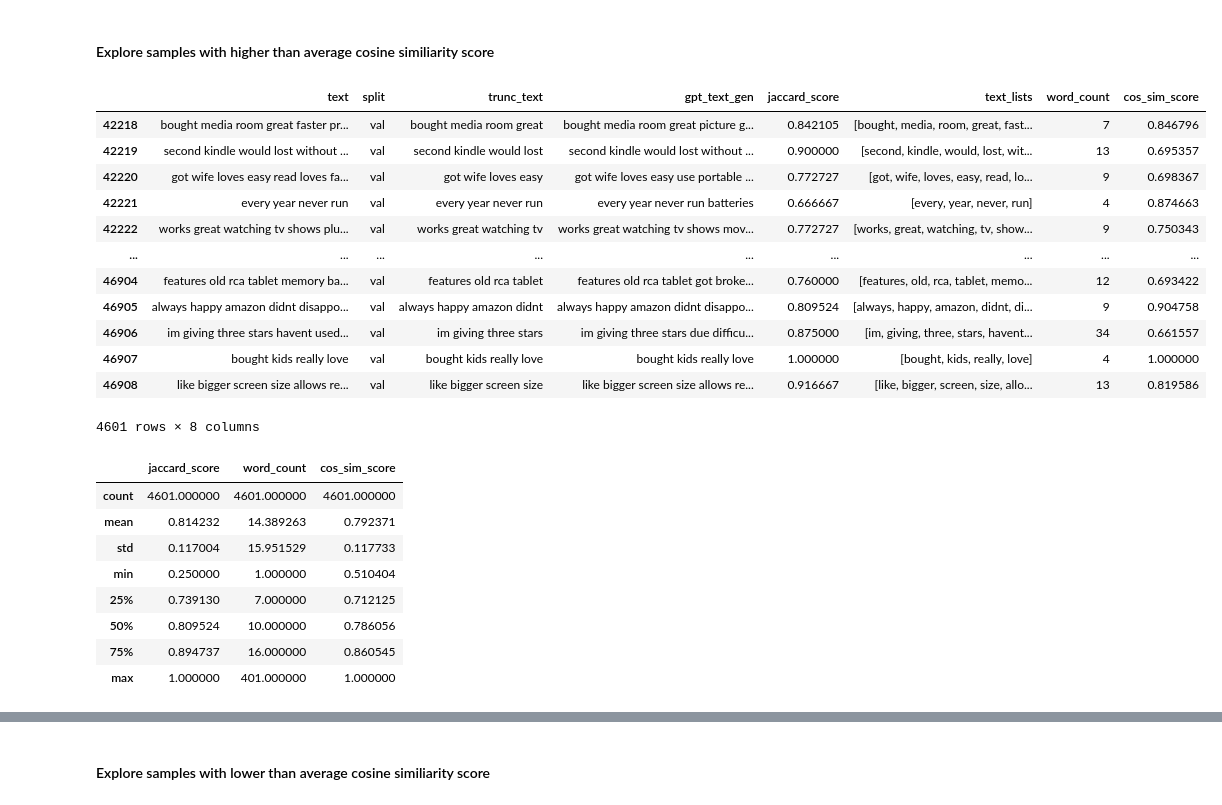
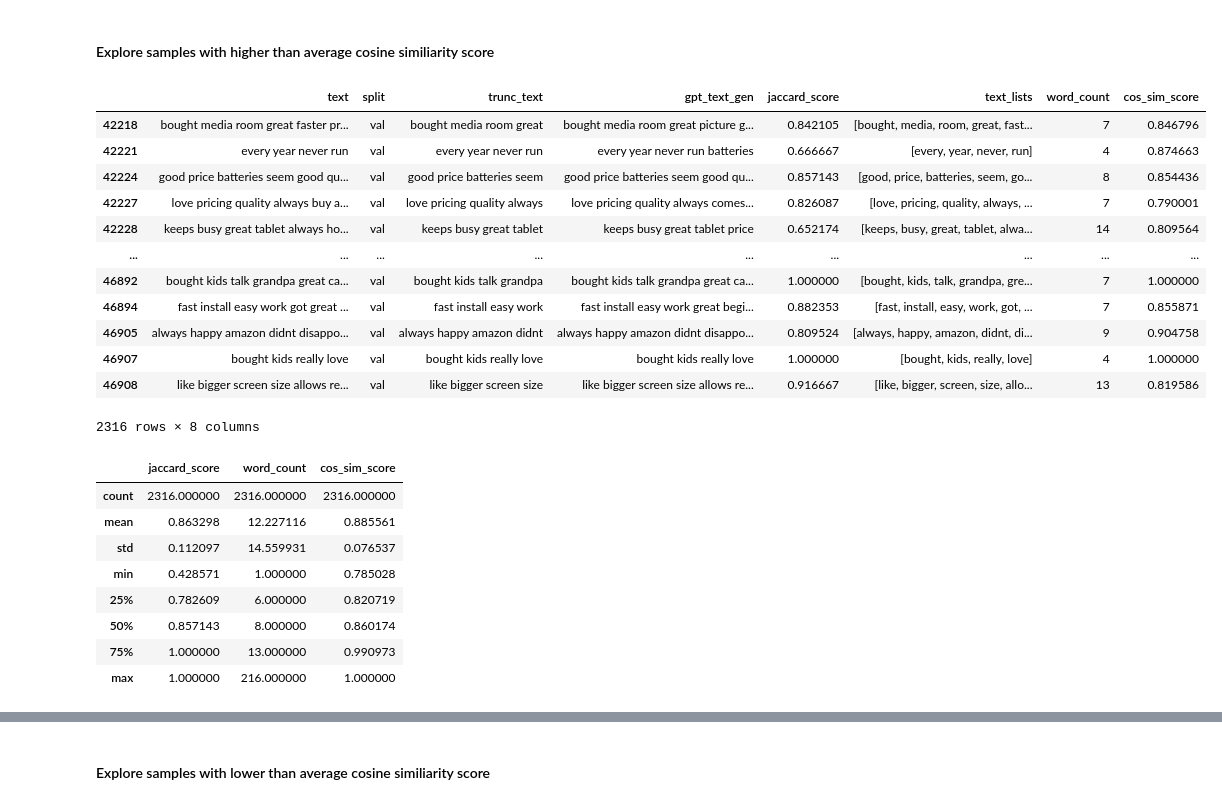
Before and after one commit to SantoshYadaw/Review-Generation-using-GPT2, a Jupyter notebook: notebooks/03_predict_gpt2.ipynb, the cells around one changed output, grey strips where cells are left out. Cells and saved outputs as stored; diff of their text form; code cells hidden in the pictures.

```diff
--- a/notebooks/03_predict_gpt2.ipynb
+++ b/notebooks/03_predict_gpt2.ipynb
@@ -431,34 +383,35 @@ data_val.describe()
 #### Explore samples with higher than average cosine similiarity score
 # %%
 # Sample those with higher than average cosine similarity score
-data_val_high_cos_sim_score = data_val[data_val["cos_sim_score"] > 0.51]
+mean_score = data_val.describe()["cos_sim_score"]["mean"]
+data_val_high_cos_sim_score = data_val[data_val["cos_sim_score"] > mean_score]
 data_val_high_cos_sim_score
 # %% [output]
 |  | text | split | trunc_text | gpt_text_gen | jaccard_score | text_lists | word_count | cos_sim_score |
 | 42218 | bought media room great faster pr... | val | bought media room great | bought media room great picture g... | 0.842105 | [bought, media, room, great, fast... | 7 | 0.846796 |
-| 42219 | second kindle would lost without ... | val | second kindle would lost | second kindle would lost without ... | 0.900000 | [second, kindle, would, lost, wit... | 13 | 0.695357 |
-| 42220 | got wife loves easy read loves fa... | val | got wife loves easy | got wife loves easy use portable ... | 0.772727 | [got, wife, loves, easy, read, lo... | 9 | 0.698367 |
 | 42221 | every year never run | val | every year never run | every year never run batteries | 0.666667 | [every, year, never, run] | 4 | 0.874663 |
-| 42222 | works great watching tv shows plu... | val | works great watching tv | works great watching tv shows mov... | 0.772727 | [works, great, watching, tv, show... | 9 | 0.750343 |
+| 42224 | good price batteries seem good qu... | val | good price batteries seem | good price batteries seem good qu... | 0.857143 | [good, price, batteries, seem, go... | 8 | 0.854436 |
+| 42227 | love pricing quality always buy a... | val | love pricing quality always | love pricing quality always comes... | 0.826087 | [love, pricing, quality, always, ... | 7 | 0.790001 |
+| 42228 | keeps busy great tablet always ho... | val | keeps busy great tablet | keeps busy great tablet price | 0.652174 | [keeps, busy, great, tablet, alwa... | 14 | 0.809564 |
 | ... | ... | ... | ... | ... | ... | ... | ... | ... |
-| 46904 | features old rca tablet memory ba... | val | features old rca tablet | features old rca tablet got broke... | 0.760000 | [features, old, rca, tablet, memo... | 12 | 0.693422 |
+| 46892 | bought kids talk grandpa great ca... | val | bought kids talk grandpa | bought kids talk grandpa great ca... | 1.000000 | [bought, kids, talk, grandpa, gre... | 7 | 1.000000 |
+| 46894 | fast install easy work got great ... | val | fast install easy work | fast install easy work great begi... | 0.882353 | [fast, install, easy, work, got, ... | 7 | 0.855871 |
 | 46905 | always happy amazon didnt disappo... | val | always happy amazon didnt | always happy amazon didnt disappo... | 0.809524 | [always, happy, amazon, didnt, di... | 9 | 0.904758 |
-| 46906 | im giving three stars havent used... | val | im giving three stars | im giving three stars due difficu... | 0.875000 | [im, giving, three, stars, havent... | 34 | 0.661557 |
 | 46907 | bought kids really love | val | bought kids really love | bought kids really love | 1.000000 | [bought, kids, really, love] | 4 | 1.000000 |
 | 46908 | like bigger screen size allows re... | val | like bigger screen size | like bigger screen size allows re... | 0.916667 | [like, bigger, screen, size, allo... | 13 | 0.819586 |
-4601 rows × 8 columns
+2316 rows × 8 columns
 # %%
 data_val_high_cos_sim_score.describe()
 # %% [output]
 |  | jaccard_score | word_count | cos_sim_score |
-| count | 4601.000000 | 4601.000000 | 4601.000000 |
-| mean | 0.814232 | 14.389263 | 0.792371 |
-| std | 0.117004 | 15.951529 | 0.117733 |
-| min | 0.250000 | 1.000000 | 0.510404 |
-| 25% | 0.739130 | 7.000000 | 0.712125 |
-| 50% | 0.809524 | 10.000000 | 0.786056 |
-| 75% | 0.894737 | 16.000000 | 0.860545 |
-| max | 1.000000 | 401.000000 | 1.000000 |
+| count | 2316.000000 | 2316.000000 | 2316.000000 |
+| mean | 0.863298 | 12.227116 | 0.885561 |
+| std | 0.112097 | 14.559931 | 0.076537 |
+| min | 0.428571 | 1.000000 | 0.785028 |
+| 25% | 0.782609 | 6.000000 | 0.820719 |
+| 50% | 0.857143 | 8.000000 | 0.860174 |
+| 75% | 1.000000 | 13.000000 | 0.990973 |
+| max | 1.000000 | 216.000000 | 1.000000 |
 # %%
 # Printing some samples
 view_generated_samples(0, data_val_high_cos_sim_score)
```
Also changed, not shown: parts of 20 cells of this notebook.
